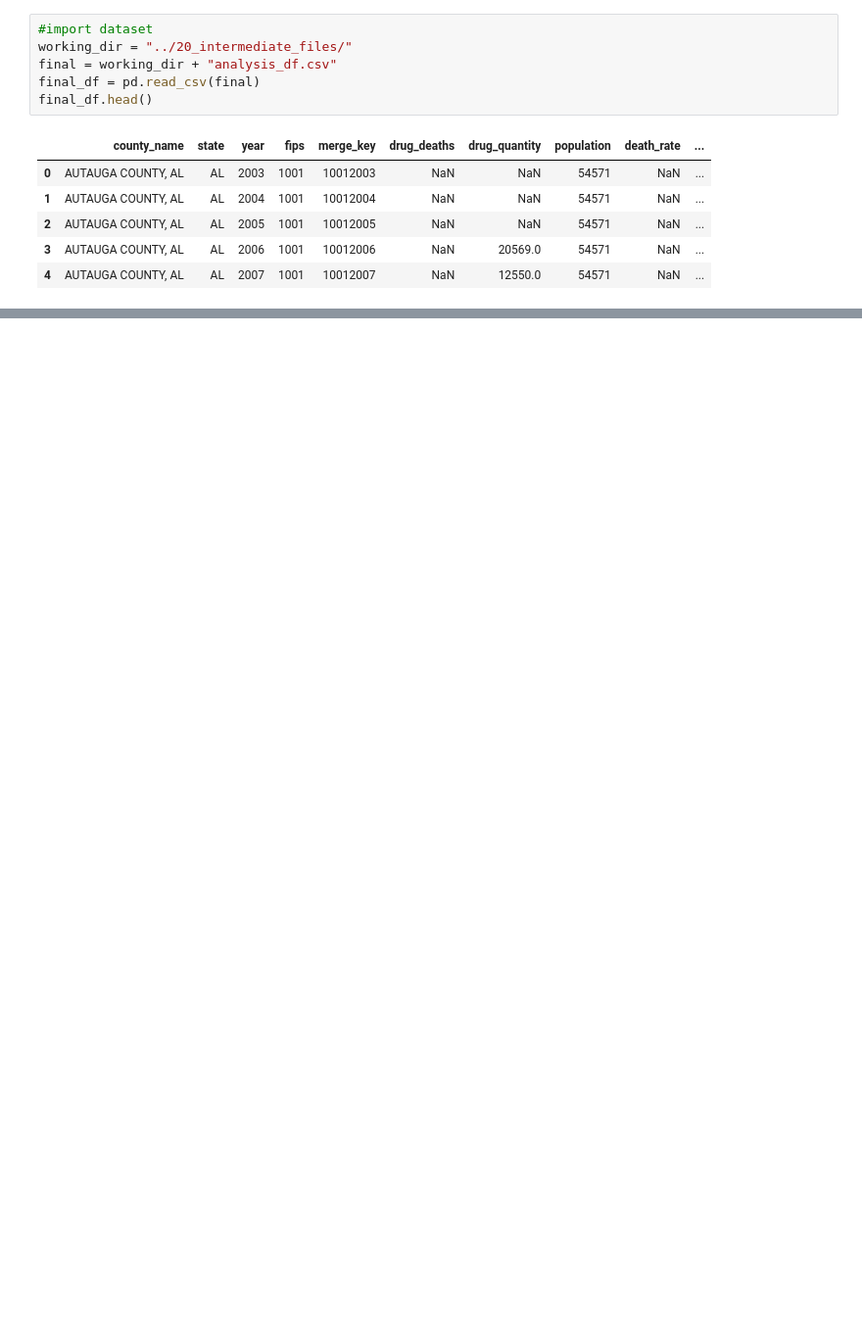
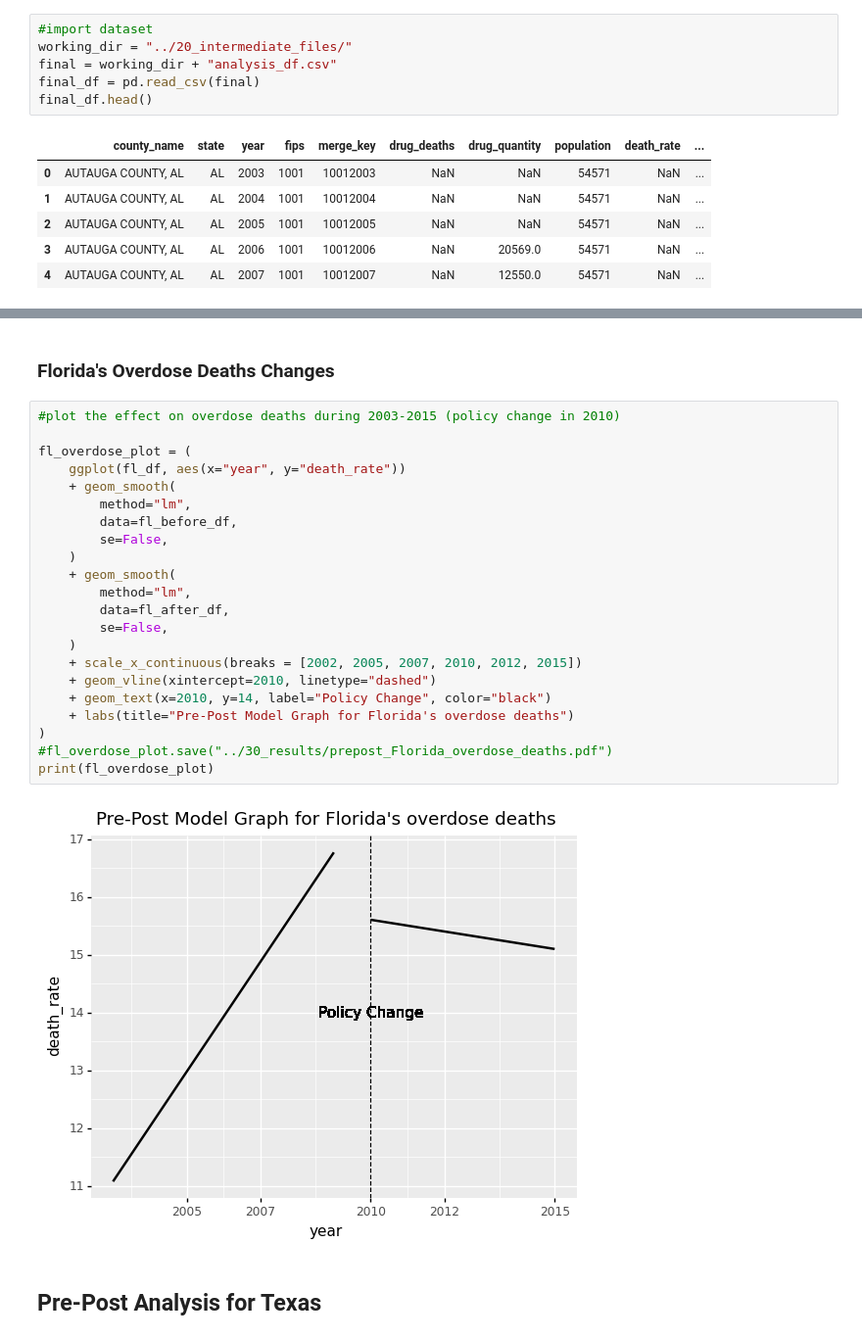
Before and after one commit to Yer1k/opioid_causal_inference, a Jupyter notebook: 10_code/pre-post_analysis.ipynb, the cells around one changed output, grey strips where cells are left out. Shown: that part at 98% size. Saved outputs shown, nothing was run; the diff lists cells and outputs as text; blank space fills up the shorter version.

```diff
--- a/10_code/pre-post_analysis.ipynb
+++ b/10_code/pre-post_analysis.ipynb
@@ -275,0 +91,28 @@ print(wa_overdose_plot)
+# %% [markdown]
+### Florida's Overdose Deaths Changes
+# %%
+#plot the effect on overdose deaths during 2003-2015 (policy change in 2010)
+
+fl_overdose_plot = (
+    ggplot(fl_df, aes(x="year", y="death_rate"))
+    + geom_smooth(
+        method="lm",
+        data=fl_before_df,
+        se=False,
+    )
+    + geom_smooth(
+        method="lm",
+        data=fl_after_df,
+        se=False,
+    )
+    + scale_x_continuous(breaks = [2002, 2005, 2007, 2010, 2012, 2015])
+    + geom_vline(xintercept=2010, linetype="dashed")
+    + geom_text(x=2010, y=14, label="Policy Change", color="black")
+    + labs(title="Pre-Post Model Graph for Florida's overdose deaths")
+)
+#fl_overdose_plot.save("../30_results/prepost_Florida_overdose_deaths.pdf")
+print(fl_overdose_plot)
+# %% [output]
+[figure, added]
+# %% [markdown]
+## Pre-Post Analysis for Texas
```
Also changed, not shown: parts of 42 cells of this notebook.
